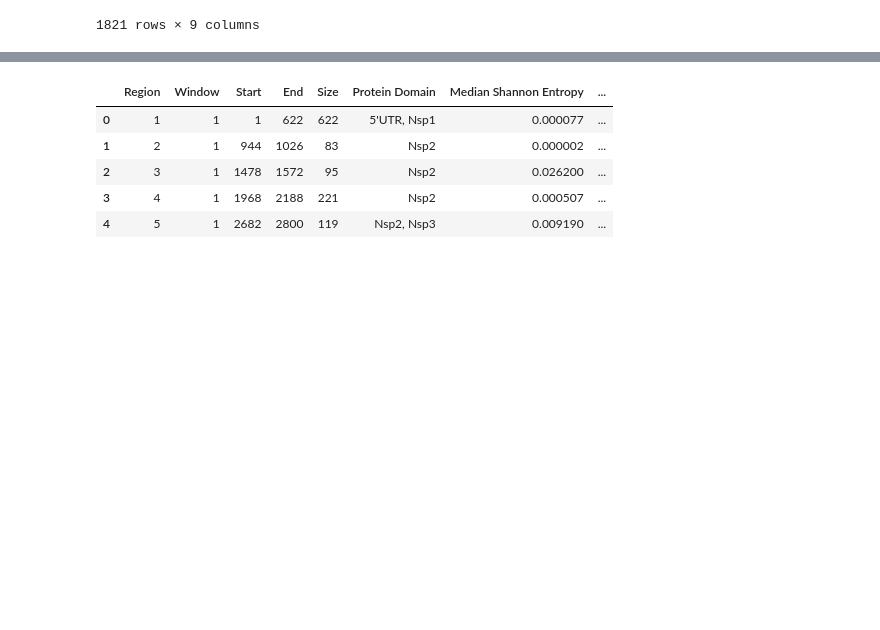
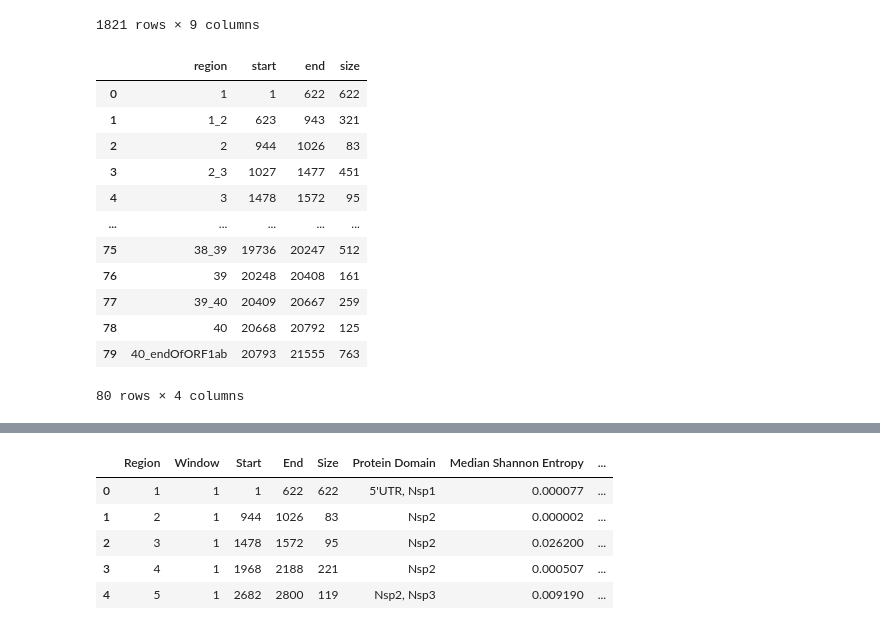
Before and after one commit to iamakhilverma/conserved_stretches_in_sars_cov2, a Jupyter notebook: notebooks_and_scripts/notebook_002.ipynb, the cells around one changed output, grey strips where cells are left out. Saved outputs shown, nothing was run; the diff lists cells and outputs as text; code cells hidden in the pictures; blank space fills up the shorter version.

```diff
--- a/notebooks_and_scripts/notebook_002.ipynb
+++ b/notebooks_and_scripts/notebook_002.ipynb
@@ -793,3 +793,66 @@ df_per_pt1
 | 1819 | 2020-03-01 | C1968T | 1968|C|T | 1968 | C | T | 6401 | 0.001001 | ... |
 | 1820 | 2020-03-10 | C24919T | 24919|C|T | 24919 | C | T | 6393 | 0.001000 | ... |
 1821 rows × 9 columns
+# %%
+orf1ab_pos_max = 21555
+
+d_orf1ab = {}
+df_orf1ab = df_mol_cell_supp[["Region", "Start", "End", "Size"]]
+for row in df_orf1ab.itertuples():
+    d_orf1ab[row.Region] = (row.Start, row.End, row.Size)
+
+d_temp = {}
+for region in d_orf1ab:
+    if region == 40:
+        region_name = "40_endOfORF1ab"
+        region_start = d_orf1ab[region][1] + 1
+        region_end = orf1ab_pos_max
+        region_size = region_end - region_start + 1
+    else:
+        region_next = region + 1
+        region_prev = region
+        region_start = d_orf1ab[region_prev][1] + 1
+        region_end = d_orf1ab[region_next][0] - 1
+        region_size = region_end - region_start + 1
+        region_name = f"{region_prev}_{region_next}"
+    d_temp[region_name] = (region_start, region_end, region_size)
+
+d_joint = {**d_orf1ab, **d_temp}
+
+
+region_list = []
+start_list = []
+end_list = []
+size_list = []
+
+for region in d_joint:
+    region_list.append(region)
+    start_list.append(d_joint[region][0])
+    end_list.append(d_joint[region][1])
+    size_list.append(d_joint[region][2])
+
+d_df_orf1ab = {
+    "region": region_list,
+    "start": start_list,
+    "end": end_list,
+    "size": size_list,
+}
+
+df_orf1ab = pd.DataFrame(d_df_orf1ab)
+df_orf1ab.sort_values(by="start", inplace=True)
+df_orf1ab.reset_index(inplace=True, drop=True)
+df_orf1ab
+# %% [output]
+|  | region | start | end | size |
+| 0 | 1 | 1 | 622 | 622 |
+| 1 | 1_2 | 623 | 943 | 321 |
+| 2 | 2 | 944 | 1026 | 83 |
+| 3 | 2_3 | 1027 | 1477 | 451 |
+| 4 | 3 | 1478 | 1572 | 95 |
+| ... | ... | ... | ... | ... |
+| 75 | 38_39 | 19736 | 20247 | 512 |
+| 76 | 39 | 20248 | 20408 | 161 |
+| 77 | 39_40 | 20409 | 20667 | 259 |
+| 78 | 40 | 20668 | 20792 | 125 |
+| 79 | 40_endOfORF1ab | 20793 | 21555 | 763 |
+80 rows × 4 columns
```
Also changed, not shown: parts of 13 cells of this notebook.
